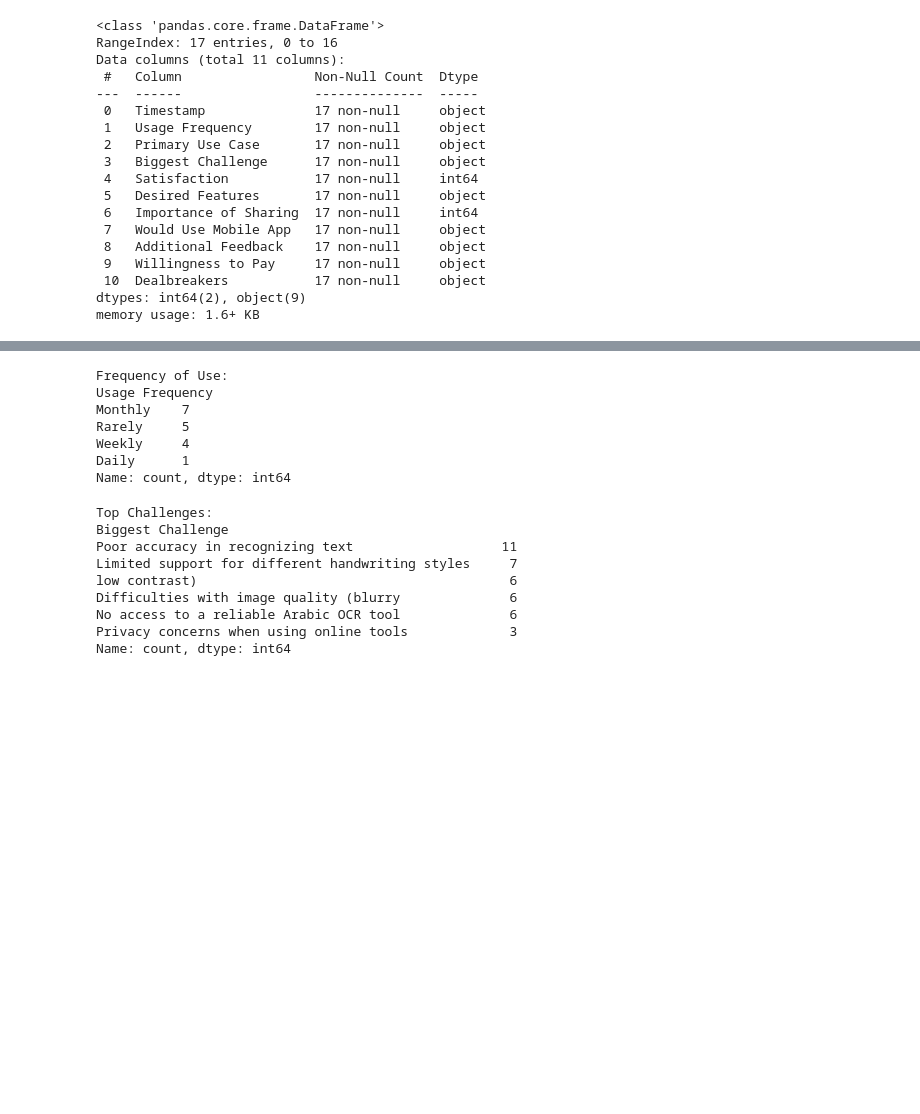
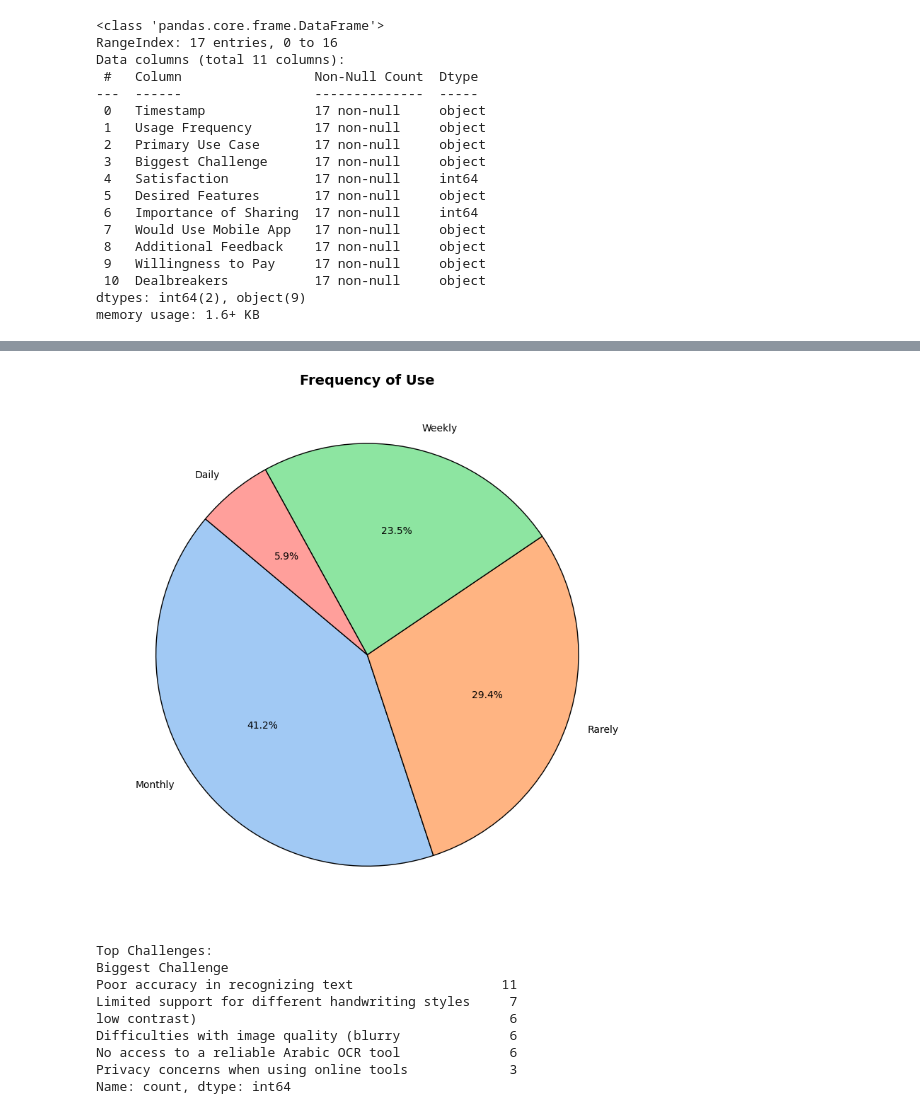
Before and after one commit to sondosaabed/Arabic-Handwritten-Recognition-UX-Design-Research-Data-Analysis, a Jupyter notebook: UX-Reserach-data.ipynb, the cells around one changed output, grey strips where cells are left out. Cells and saved outputs as stored; diff of their text form; code cells hidden in the pictures; blank space fills up the shorter version.

```diff
--- a/UX-Reserach-data.ipynb
+++ b/UX-Reserach-data.ipynb
@@ -95,18 +95,19 @@ df.head()
 | 2 | 19/03/2025 20:14:40 | Monthly | Personal note-taking & organization | [No access to a reliable Arabic O... | 2 | [Ability to edit extracted text b... | ... |
 | 3 | 19/03/2025 20:48:05 | Rarely | Documentation & archiving | [Poor accuracy in recognizing tex... | 3 | [High-accuracy text recognition, ... | ... |
 | 4 | 19/03/2025 21:09:10 | Monthly | Personal note-taking & organization | [Difficulties with image quality ... | 3 | [High-accuracy text recognition, ... | ... |
-# %%
-# 1. Importance of Extracting Arabic Handwritten Text
-print("Frequency of Use:")
-print(df["Usage Frequency"].value_counts())
-# %% [output]
-Frequency of Use:
-Usage Frequency
-Monthly    7
-Rarely     5
-Weekly     4
-Daily      1
-Name: count, dtype: int64
+# %%
+# Get value counts
+freq_counts = df["Usage Frequency"].value_counts()
+colors = sns.color_palette('pastel')[0:len(freq_counts)]
+
+# Plot
+plt.figure(figsize=(8, 8))
+plt.pie(freq_counts, labels=freq_counts.index, colors=colors, autopct='%1.1f%%', startangle=140, wedgeprops={'edgecolor': 'black'})
+plt.title('Frequency of Use', fontsize=14, fontweight='bold')
+plt.tight_layout()
+plt.show()
+# %% [output]
+[figure, added]
 # %%
 # 2. Challenges in Extraction
 print("\nTop Challenges:")
```
Also changed, not shown: parts of 8 cells of this notebook.
